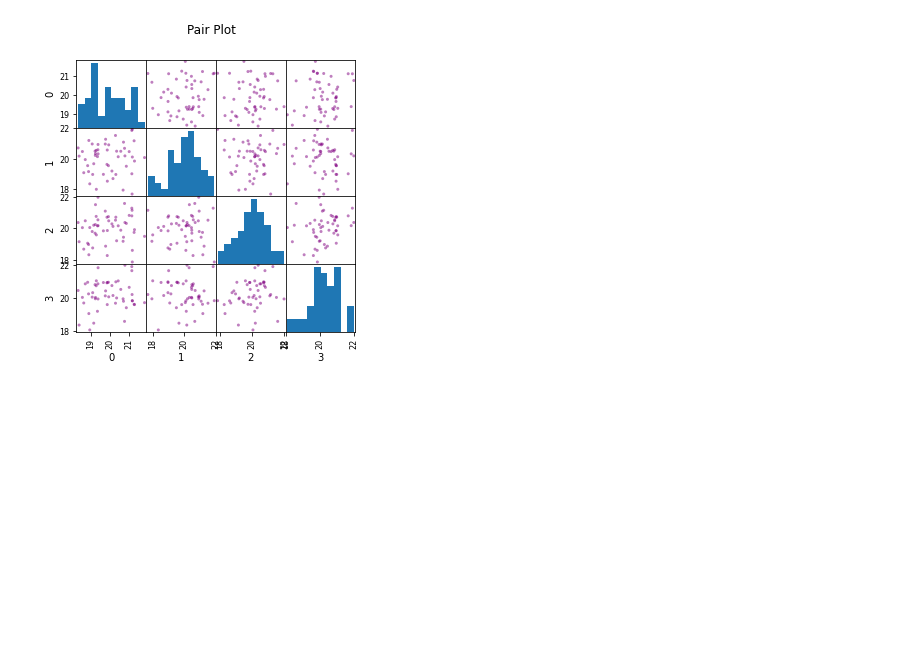
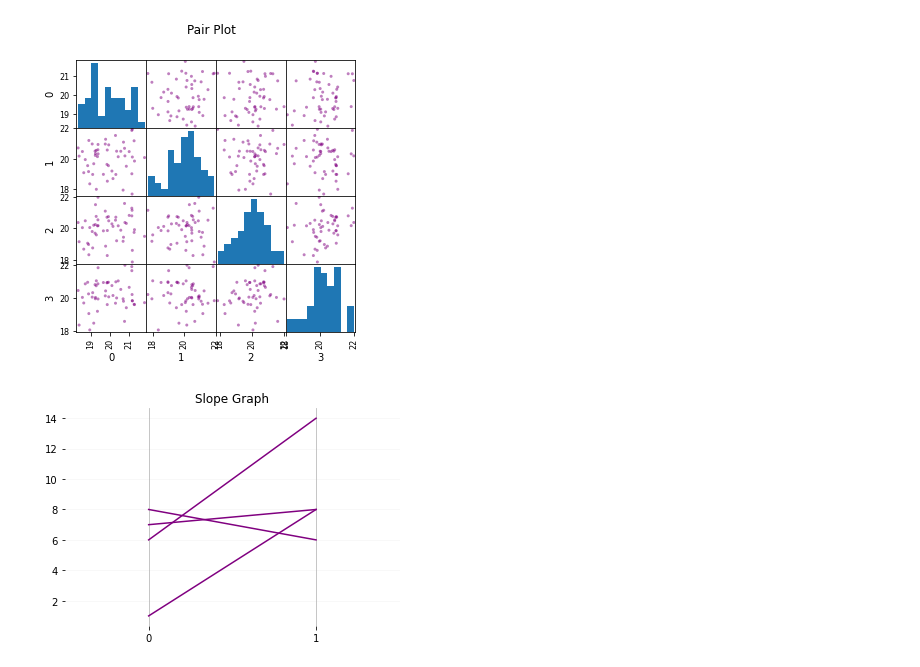
Before and after one commit to steffincodes/googlecolabnotbooks, a Jupyter notebook: Matplotlib101.ipynb, the cells around one changed output. Saved outputs shown, nothing was run; the diff lists cells and outputs as text; code cells hidden in the pictures; blank space fills up the shorter version.

Commit message:
📉 Slope Graph

```diff
--- a/Matplotlib101.ipynb
+++ b/Matplotlib101.ipynb
@@ -277,3 +277,25 @@ pd.plotting.scatter_matrix(
 plt.suptitle('Pair Plot');
 # %% [output]
 [figure]
+# %%
+import matplotlib.pyplot as plt
+import numpy as np
+import pandas as pd
+df=pd.DataFrame({
+    'old':np.random.randint(10,size=4),
+    'new':np.random.randint(20,size=4),
+})
+fig,ax=plt.subplots()
+for i,row in df.iterrows():
+  plt.plot([row.old,row.new],'purple')
+plt.xlim(-0.5,1.5)
+plt.xticks([0,1])
+ax.spines['right'].set_visible(False)
+ax.spines['top'].set_visible(False)
+ax.spines['left'].set_visible(False)
+ax.spines['bottom'].set_visible(False)
+ax.xaxis.grid('solid','both',alpha=0.9)
+ax.yaxis.grid('dashed','both',alpha=0.1)
+plt.title('Slope Graph');
+# %% [output]
+[figure, added]
```
